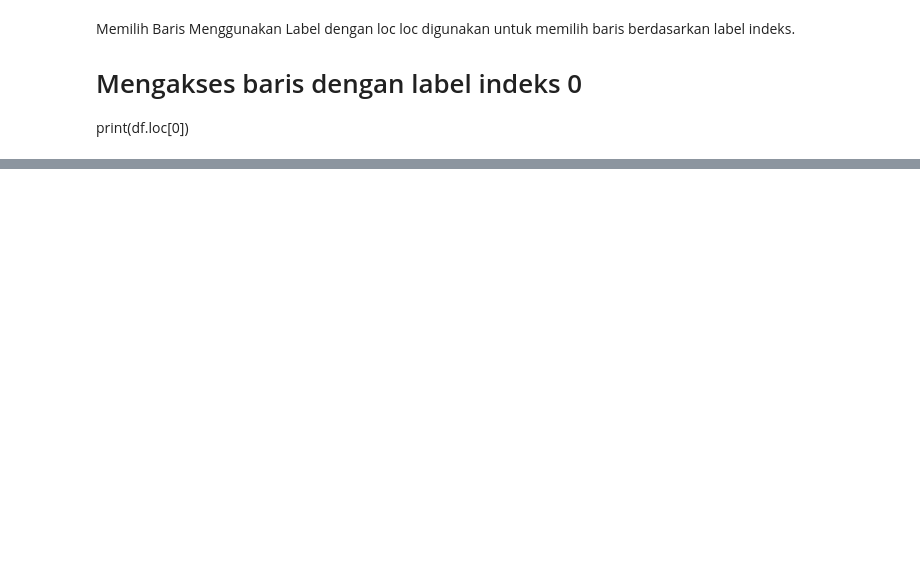
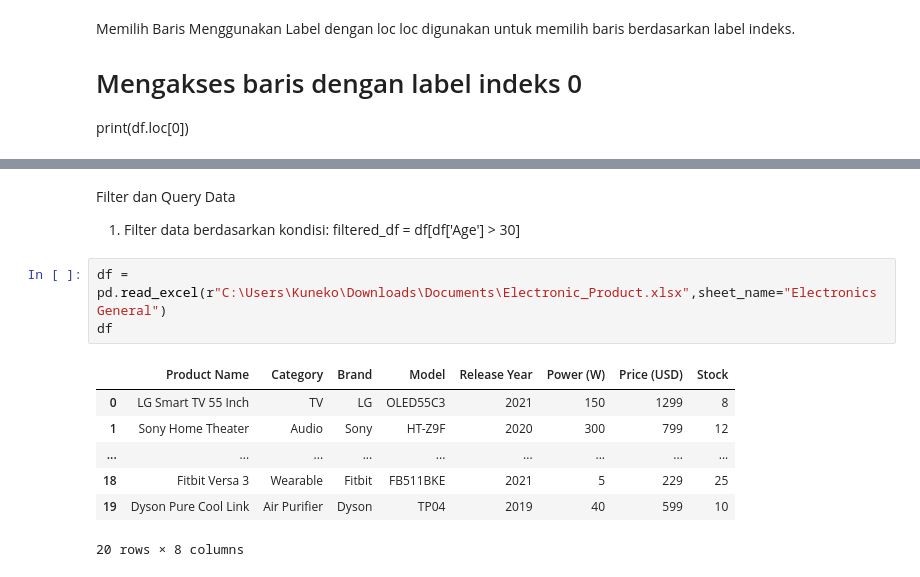
Before and after one commit to Dontbecode/-Bootcamp-Data-Analyst-, a Jupyter notebook: Pandas.ipynb, the cells around one changed output, grey strips where cells are left out. Saved outputs shown, nothing was run; the diff lists cells and outputs as text; blank space fills up the shorter version.

Commit message:
Sampai Filter dan Query Data

```diff
--- a/Pandas.ipynb
+++ b/Pandas.ipynb
@@ -537,0 +611,16 @@ Name: 2, Length: 7, dtype: object
+# %% [markdown]
+Filter dan Query Data
+
+1. Filter data berdasarkan kondisi:
+filtered_df = df[df['Age'] > 30]
+# %%
+df = pd.read_excel(r"C:\Users\Kuneko\Downloads\Documents\Electronic_Product.xlsx",sheet_name="Electronics General")
+df
+# %% [output]
+|  | Product Name | Category | Brand | Model | Release Year | Power (W) | Price (USD) | Stock |
+| 0 | LG Smart TV 55 Inch | TV | LG | OLED55C3 | 2021 | 150 | 1299 | 8 |
+| 1 | Sony Home Theater | Audio | Sony | HT-Z9F | 2020 | 300 | 799 | 12 |
+| ... | ... | ... | ... | ... | ... | ... | ... | ... |
+| 18 | Fitbit Versa 3 | Wearable | Fitbit | FB511BKE | 2021 | 5 | 229 | 25 |
+| 19 | Dyson Pure Cool Link | Air Purifier | Dyson | TP04 | 2019 | 40 | 599 | 10 |
+20 rows × 8 columns
```
Also changed, not shown: parts of 12 cells of this notebook, 1 other file.
